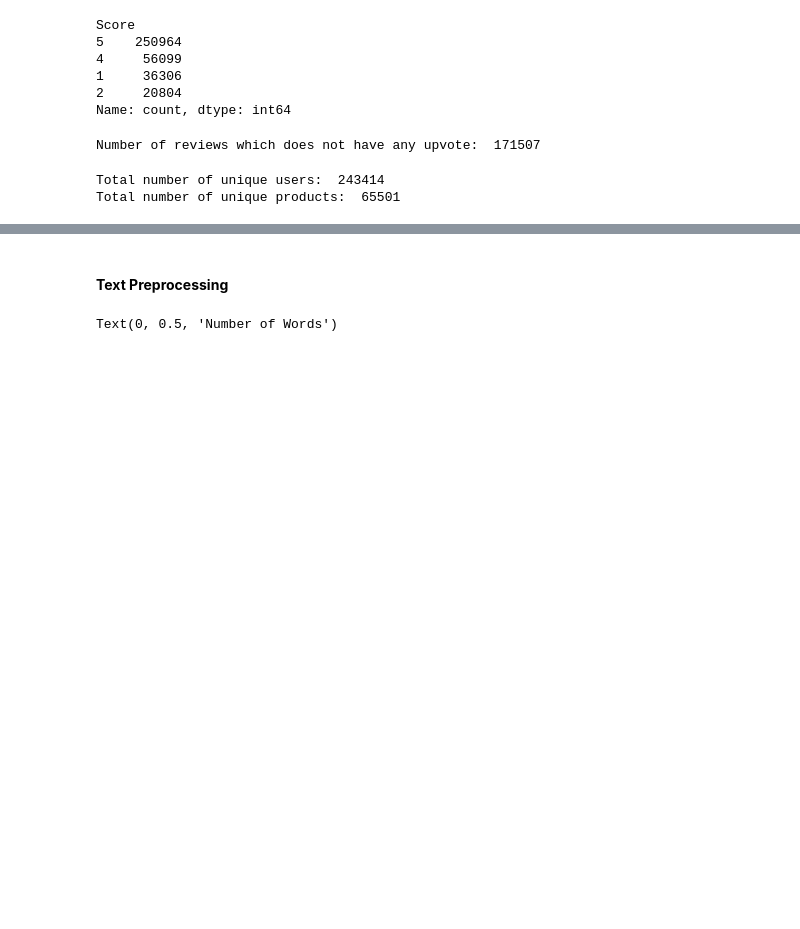
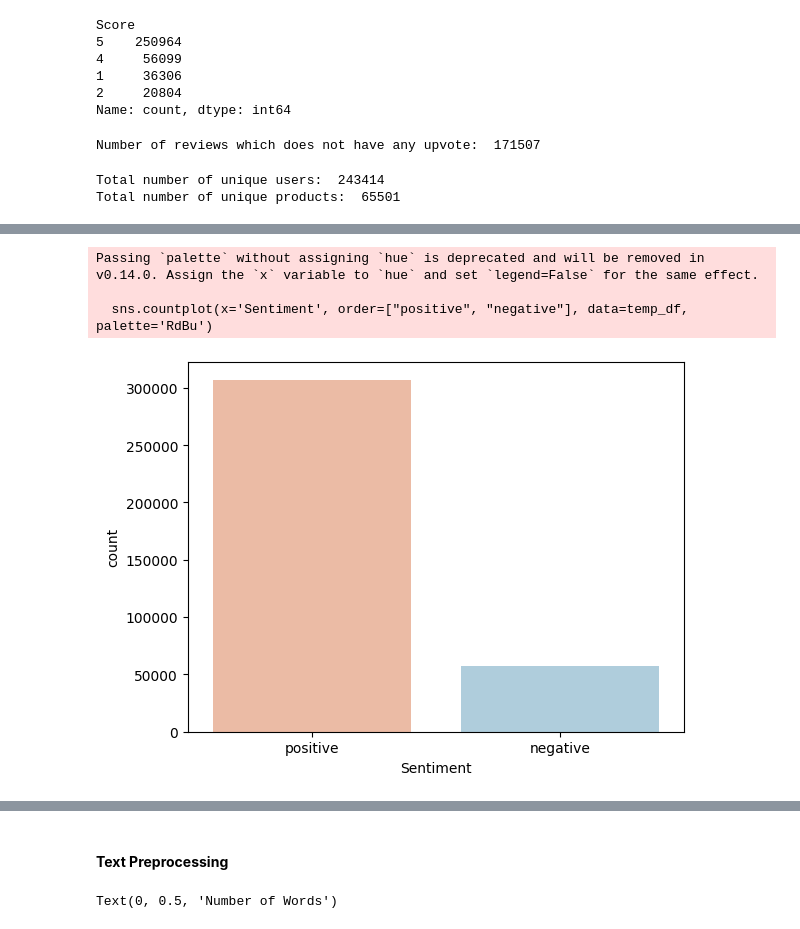
Before and after one commit to SophiaBouchama/review-analysis-teamc, a Jupyter notebook: code/preprocessing.ipynb, the cells around one changed output, grey strips where cells are left out. Cells and saved outputs as stored; diff of their text form; code cells hidden in the pictures; blank space fills up the shorter version.

```diff
--- a/code/preprocessing.ipynb
+++ b/code/preprocessing.ipynb
@@ -120,3 +120,18 @@ print("Total number of unique products: ",len(set(list(reviews.ProductId))))
 # %% [output]
 Total number of unique users:  243414
 Total number of unique products:  65501
+# %%
+#copying the original dataframe to 'temp_df'.
+temp_df = reviews[['UserId','HelpfulnessNumerator','HelpfulnessDenominator', 'Summary', 'Text','Score']].copy()
+
+#Adding new features to dataframe.
+temp_df["Sentiment"] = temp_df["Score"].apply(lambda score: "positive" if score > 3 else \
+                                              ("negative" if score < 3 else "not defined"))
+temp_df["Usefulness"] = (temp_df["HelpfulnessNumerator"]/temp_df["HelpfulnessDenominator"]).apply\
+(lambda n: ">75%" if n > 0.75 else ("<25%" if n < 0.25 else ("25-75%" if n >= 0.25 and\
+                                                                        n <= 0.75 else "useless")))
+# Removing all rows where 'Score' is equal to 3
+#temp_df = temp_df[temp_df.Score != 3]
+#Lets now observe the shape of our new dataframe.
+temp_df.shape
+temp_df
@@ -122,0 +152,9 @@ Total number of unique products:  65501
+# %%
+sns.countplot(x='Sentiment', order=["positive", "negative"], data=temp_df, palette='RdBu')
+plt.xlabel('Sentiment')
+plt.show()
+# %% [output]
+Passing `palette` without assigning `hue` is deprecated and will be removed in v0.14.0. Assign the `x` variable to `hue` and set `legend=False` for the same effect.
+
+  sns.countplot(x='Sentiment', order=["positive", "negative"], data=temp_df, palette='RdBu')
+[figure, added]
```
Also changed, not shown: parts of 19 cells of this notebook, 1 other file.
